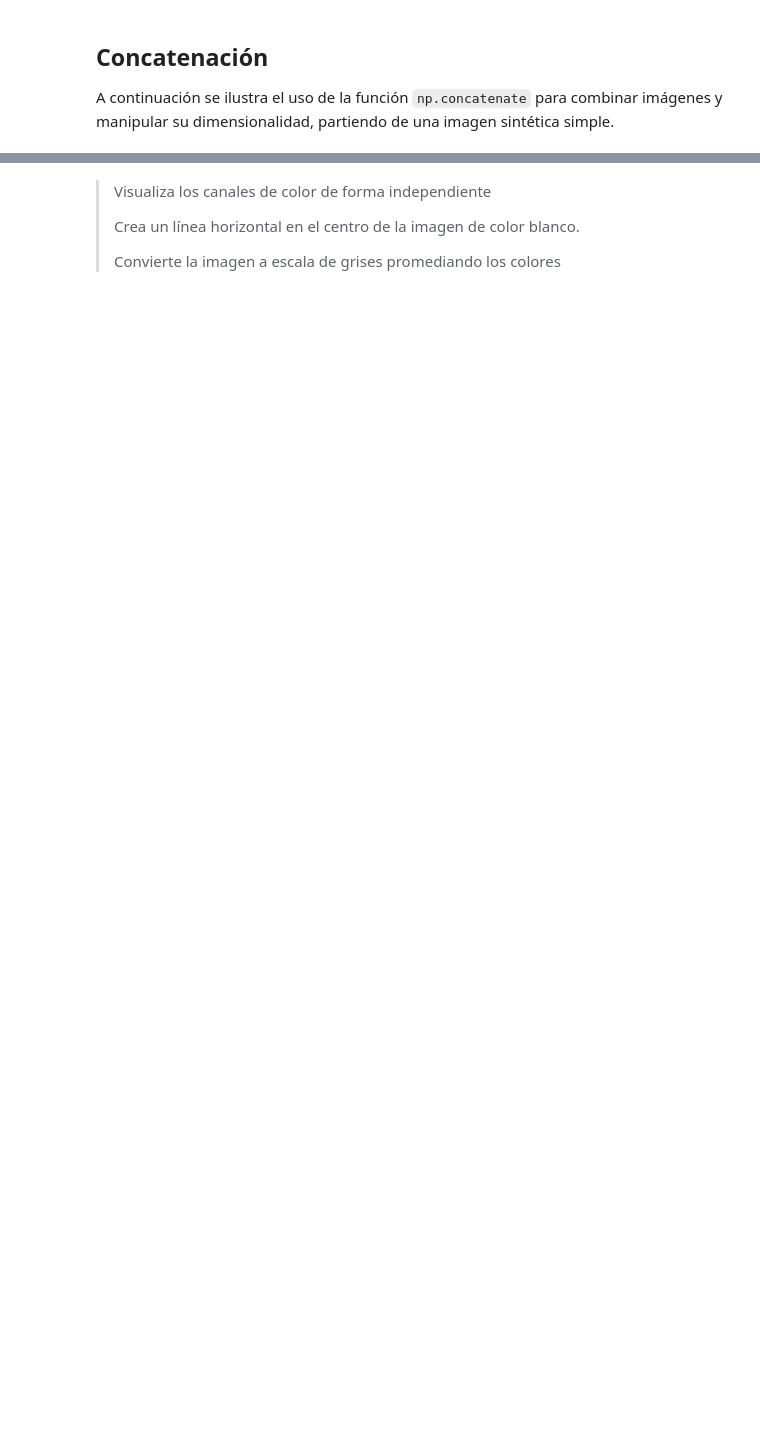
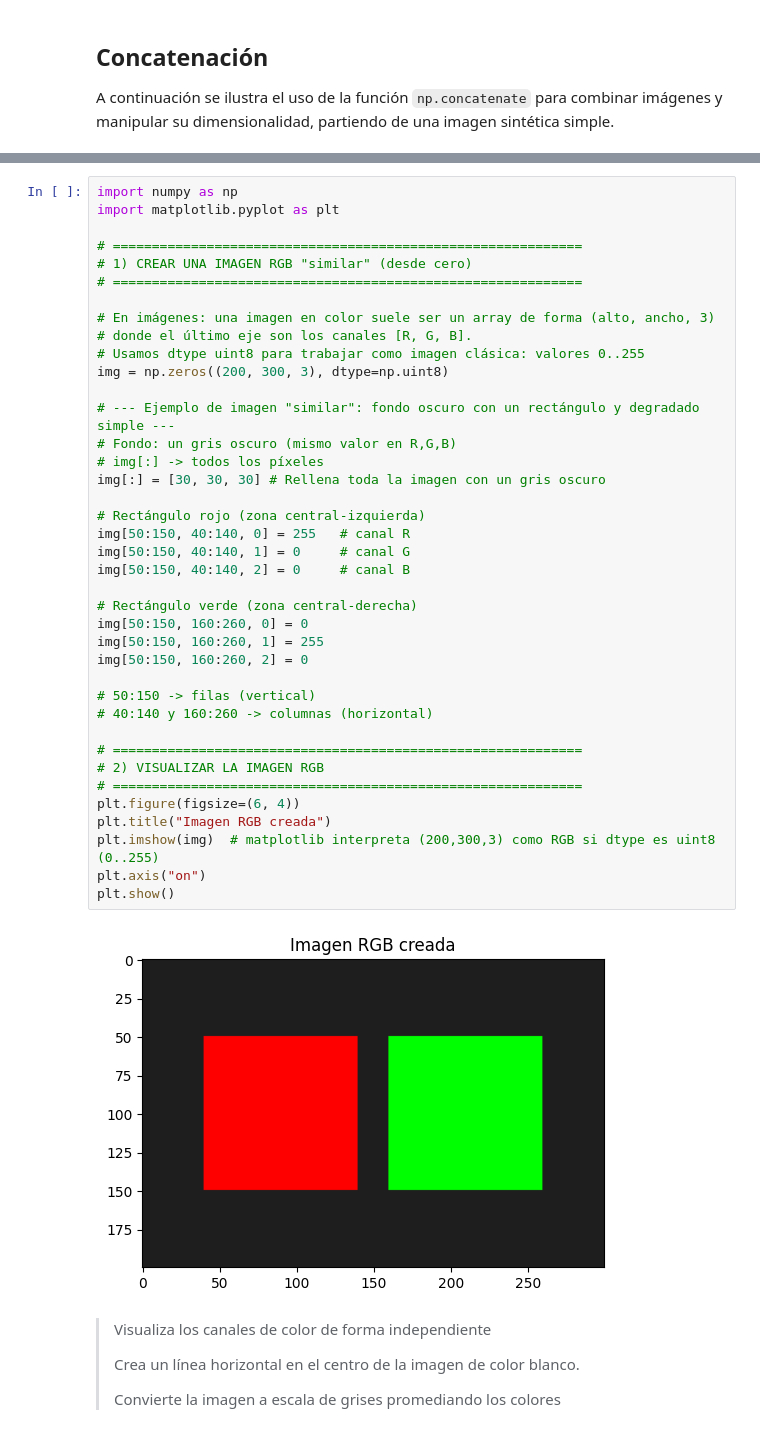
Before and after one commit to aleefdezz10/Vision-2026, a Jupyter notebook: PL2/Prac02-Imagen.ipynb, the cells around one changed output, grey strips where cells are left out. Saved outputs shown, nothing was run; the diff lists cells and outputs as text; blank space fills up the shorter version.

```diff
--- a/PL2/Prac02-Imagen.ipynb
+++ b/PL2/Prac02-Imagen.ipynb
@@ -234,6 +298,47 @@ plt.show()
 > Crea y visualiza una imagen similar a la siguiente.
 
 ![](http://www.atc.uniovi.es/grado/3va/prac/colors.png)
+# %%
+import numpy as np
+import matplotlib.pyplot as plt
+
+# ============================================================
+# 1) CREAR UNA IMAGEN RGB "similar" (desde cero)
+# ============================================================
+
+# En imágenes: una imagen en color suele ser un array de forma (alto, ancho, 3)
+# donde el último eje son los canales [R, G, B].
+# Usamos dtype uint8 para trabajar como imagen clásica: valores 0..255
+img = np.zeros((200, 300, 3), dtype=np.uint8)
+
+# --- Ejemplo de imagen "similar": fondo oscuro con un rectángulo y degradado simple ---
+# Fondo: un gris oscuro (mismo valor en R,G,B)
+# img[:] -> todos los píxeles
+img[:] = [30, 30, 30] # Rellena toda la imagen con un gris oscuro
+
+# Rectángulo rojo (zona central-izquierda)
+img[50:150, 40:140, 0] = 255   # canal R
+img[50:150, 40:140, 1] = 0     # canal G
+img[50:150, 40:140, 2] = 0     # canal B
+
+# Rectángulo verde (zona central-derecha)
+img[50:150, 160:260, 0] = 0
+img[50:150, 160:260, 1] = 255
+img[50:150, 160:260, 2] = 0
+
+# 50:150 -> filas (vertical)
+# 40:140 y 160:260 -> columnas (horizontal)
+
+# ============================================================
+# 2) VISUALIZAR LA IMAGEN RGB
+# ============================================================
+plt.figure(figsize=(6, 4))
+plt.title("Imagen RGB creada")
+plt.imshow(img)  # matplotlib interpreta (200,300,3) como RGB si dtype es uint8 (0..255)
+plt.axis("on")
+plt.show()
+# %% [output]
+[figure, added]
 # %% [markdown]
 > Visualiza los canales de color de forma independiente
 >
```
Also changed, not shown: parts of 27 cells of this notebook, 10 other files.
